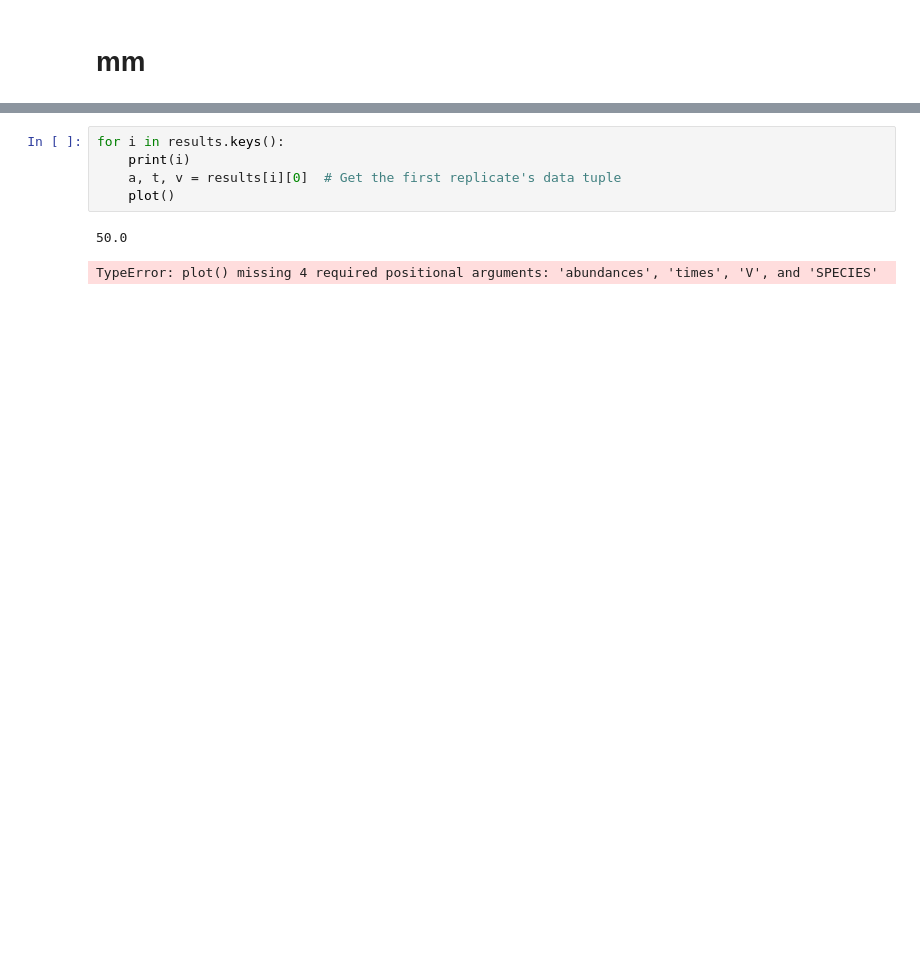
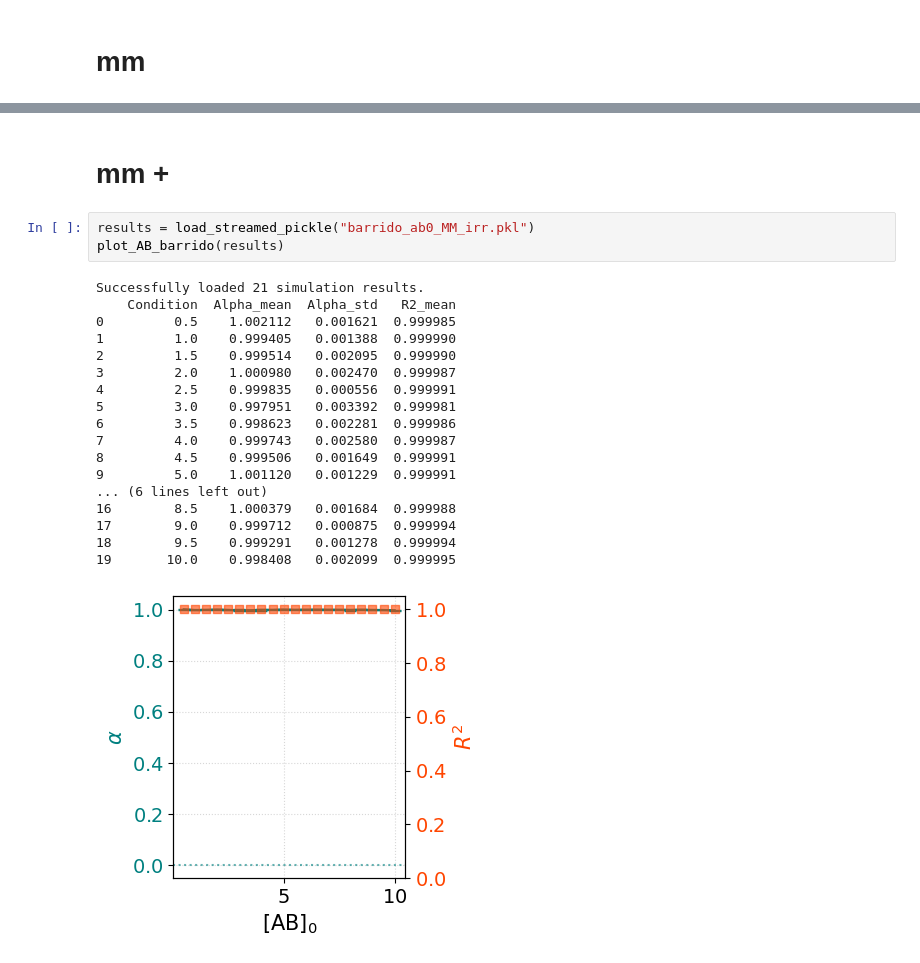
Before and after one commit to CAB-GCA/catalytic_world, a Jupyter notebook: third_order/ab0_sweep_to_mm.ipynb, the cells around one changed output, grey strips where cells are left out. Saved outputs shown, nothing was run; the diff lists cells and outputs as text; blank space fills up the shorter version.

```diff
--- a/third_order/ab0_sweep_to_mm.ipynb
+++ b/third_order/ab0_sweep_to_mm.ipynb
@@ -360,8 +338,24 @@ plot_all_volumes_AB(results,  )
+# %% [markdown]
+# mm +
 # %%
-for i in results.keys():
-    print(i)
-    a, t, v = results[i][0]  # Get the first replicate's data tuple
-    plot()
+results = load_streamed_pickle("barrido_ab0_MM_irr.pkl")
+plot_AB_barrido(results)
 # %% [output]
-50.0
+Successfully loaded 21 simulation results.
+    Condition  Alpha_mean  Alpha_std   R2_mean
+0         0.5    1.002112   0.001621  0.999985
+1         1.0    0.999405   0.001388  0.999990
+2         1.5    0.999514   0.002095  0.999990
+3         2.0    1.000980   0.002470  0.999987
+4         2.5    0.999835   0.000556  0.999991
+5         3.0    0.997951   0.003392  0.999981
+6         3.5    0.998623   0.002281  0.999986
+7         4.0    0.999743   0.002580  0.999987
+8         4.5    0.999506   0.001649  0.999991
+9         5.0    1.001120   0.001229  0.999991
+... (6 lines left out)
+16        8.5    1.000379   0.001684  0.999988
+17        9.0    0.999712   0.000875  0.999994
+18        9.5    0.999291   0.001278  0.999994
+19       10.0    0.998408   0.002099  0.999995
-TypeError: plot() missing 4 required positional arguments: 'abundances', 'times', 'V', and 'SPECIES'
+[figure, added]
```
Also changed, not shown: parts of 6 cells of this notebook, 2 other files.
